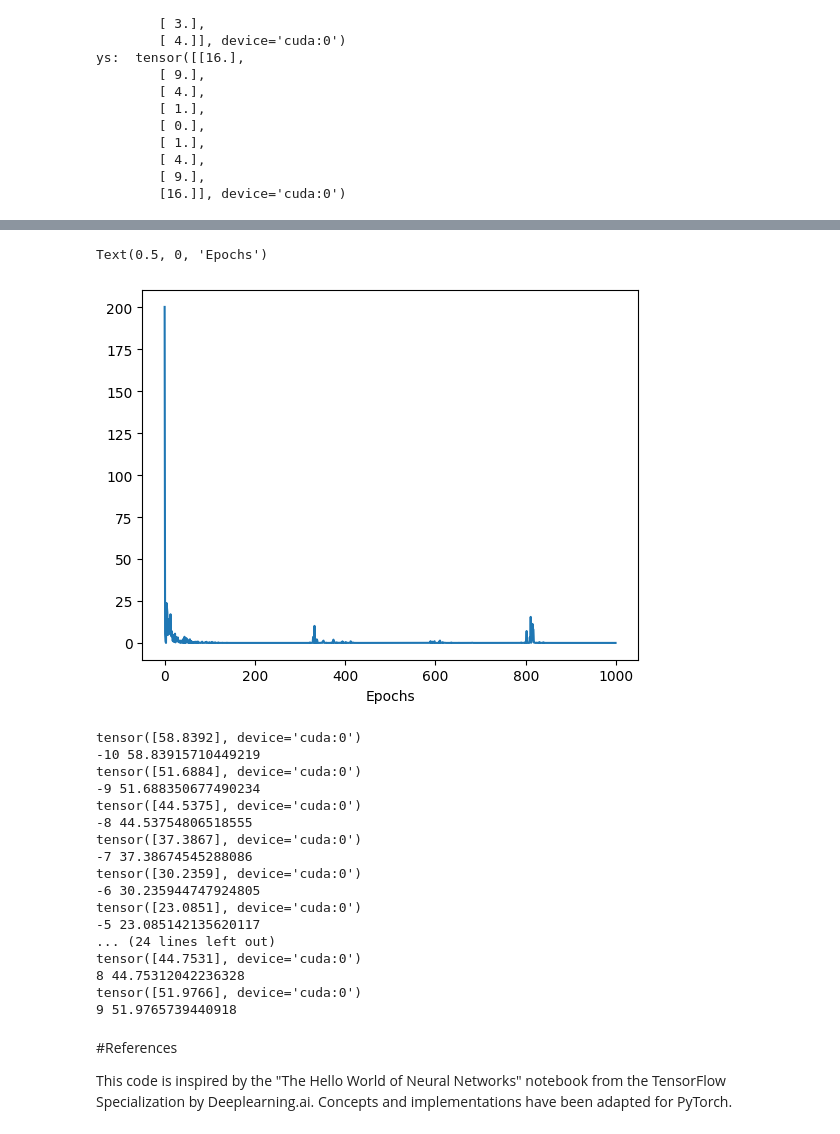
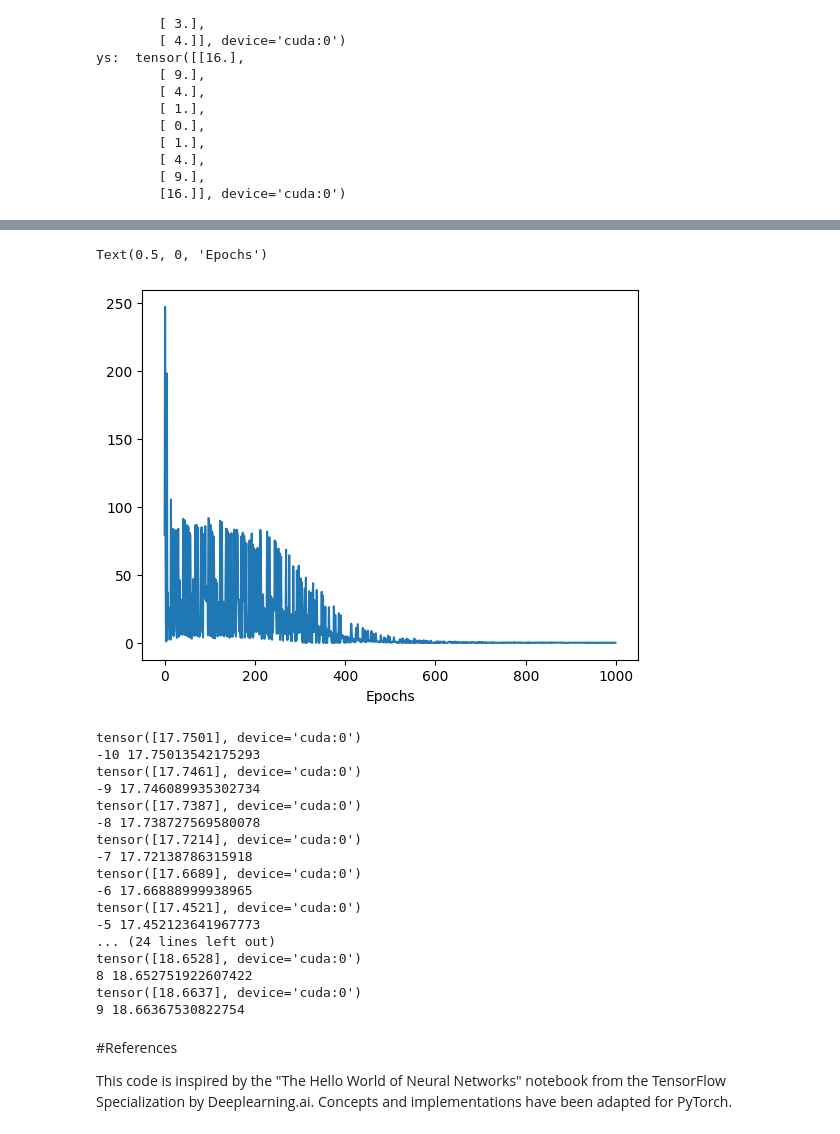
Before and after one commit to JeffAsDRK/Semana_2_AS, a Jupyter notebook: 01_Hello_World_Neural_Networks_[PYTORCH].ipynb, the cells around one changed output, grey strips where cells are left out. Drawn from its saved outputs; the diff is of its cells as text; code cells hidden in the pictures.

```diff
--- a/01_Hello_World_Neural_Networks_[PYTORCH].ipynb
+++ b/01_Hello_World_Neural_Networks_[PYTORCH].ipynb
@@ -327,9 +344,9 @@ print("You are using", device)
 # Build a simple Sequential model
 model_2 = nn.Sequential(
     nn.Linear(1, 32),
-    nn.ReLU(),
+    nn.Sigmoid(),
     nn.Linear(32, 16),
-    nn.ReLU(),
+    nn.Sigmoid(),
     nn.Linear(16, 1)
 )
 
@@ -338,8 +355,8 @@ model_2.to(device)# Move the model to the GPU if available
 
 # Define the loss function and optimizer
 criterion = nn.MSELoss() #evaluation, loss function J
-optimizer = optim.Adam(model_2.parameters(), lr=0.01) # Adam optimizer
-# optimizer = optim.SGD(model_2.parameters(), lr=0.0001,momentum=0.99)
+#optimizer = optim.Adam(model_2.parameters(), lr=0.01) # Adam optimizer
+optimizer = optim.SGD(model_2.parameters(), lr=0.0001,momentum=0.95)
 # %% [output]
 You are using cuda
 # %%
@@ -434,10 +451,10 @@ At Epoch  995 Loss is 1.6477461031172425e-06
 # %%
 from matplotlib import pyplot as plt
-plt.plot(losses)
+plt.plot(losses[:])
 plt.xlabel('Epochs')
 # %% [output]
 Text(0.5, 0, 'Epochs')
-[figure, old version]
+[figure, new version]
 # %%
 # Make a prediction
 model_2.eval()
@@ -447,23 +464,23 @@ with torch.no_grad():
       print(predicted_value)
       print(i,predicted_value.item())  # Convert the result to a Python scalar
 # %% [output]
-tensor([58.8392], device='cuda:0')
--10 58.83915710449219
-tensor([51.6884], device='cuda:0')
--9 51.688350677490234
-tensor([44.5375], device='cuda:0')
--8 44.53754806518555
-tensor([37.3867], device='cuda:0')
--7 37.38674545288086
-tensor([30.2359], device='cuda:0')
--6 30.235944747924805
-tensor([23.0851], device='cuda:0')
--5 23.085142135620117
+tensor([17.7501], device='cuda:0')
+-10 17.75013542175293
+tensor([17.7461], device='cuda:0')
+-9 17.746089935302734
+tensor([17.7387], device='cuda:0')
+-8 17.738727569580078
+tensor([17.7214], device='cuda:0')
+-7 17.72138786315918
+tensor([17.6689], device='cuda:0')
+-6 17.66888999938965
+tensor([17.4521], device='cuda:0')
+-5 17.452123641967773
 ... (24 lines left out)
-tensor([44.7531], device='cuda:0')
-8 44.75312042236328
-tensor([51.9766], device='cuda:0')
-9 51.9765739440918
+tensor([18.6528], device='cuda:0')
+8 18.652751922607422
+tensor([18.6637], device='cuda:0')
+9 18.66367530822754
 # %% [markdown]
 #References
 
```
Also changed, not shown: parts of 5 cells of this notebook, 3 other files.
